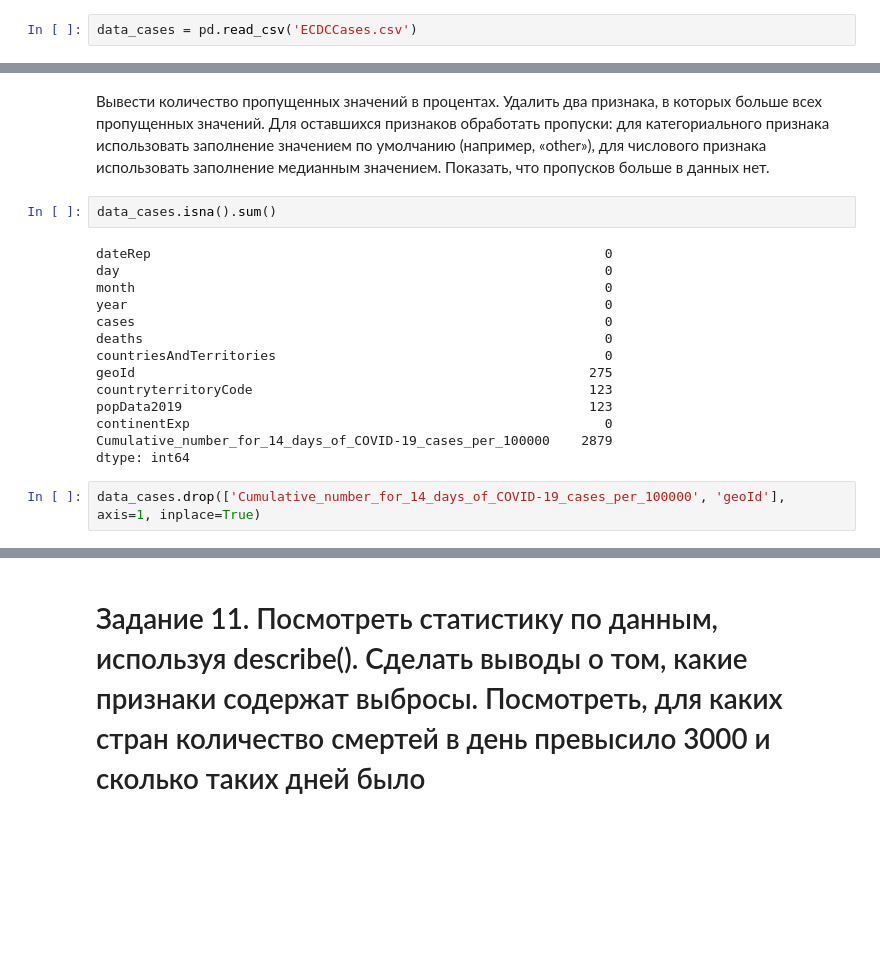
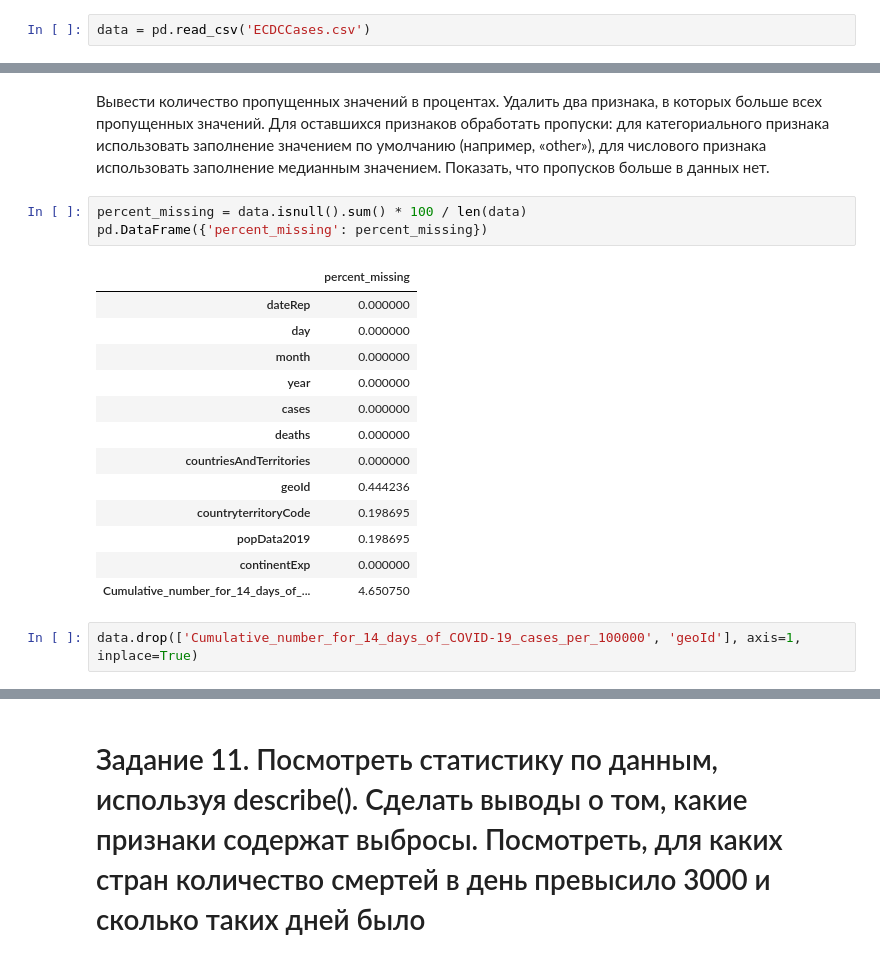
Before and after one commit to temerk1n/volvo-data-big, a Jupyter notebook: pr3/pr3.ipynb, the cells around one changed output, grey strips where cells are left out. Drawn from its saved outputs; the diff is of its cells as text; blank space fills up the shorter version.

```diff
--- a/pr3/pr3.ipynb
+++ b/pr3/pr3.ipynb
@@ -298,27 +298,28 @@ f_2 = sns.jointplot(x=np.random.normal(0, 1, 500), y=data['charges'].sample(500)
 # %% [markdown]
 # Задание 9. Загрузить данные из файла "ECDCCases.csv"
 # %%
-data_cases = pd.read_csv('ECDCCases.csv')
+data = pd.read_csv('ECDCCases.csv')
 # %% [markdown]
 # Задание 10. Проверить в данных наличие пропущенных значений
 # %% [markdown]
 Вывести количество пропущенных значений в процентах. Удалить два признака, в которых больше всех пропущенных значений. Для оставшихся признаков обработать пропуски: для категориального признака использовать заполнение значением по умолчанию (например, «other»), для числового признака использовать заполнение медианным значением. Показать, что пропусков больше в данных нет.
 # %%
-data_cases.isna().sum()
+percent_missing = data.isnull().sum() * 100 / len(data)
+pd.DataFrame({'percent_missing': percent_missing})
 # %% [output]
-dateRep                                                          0
-day                                                              0
-month                                                            0
-year                                                             0
-cases                                                            0
-deaths                                                           0
-countriesAndTerritories                                          0
-geoId                                                          275
-countryterritoryCode                                           123
-popData2019                                                    123
-continentExp                                                     0
-Cumulative_number_for_14_days_of_COVID-19_cases_per_100000    2879
-dtype: int64
+|  | percent_missing |
+| dateRep | 0.000000 |
+| day | 0.000000 |
+| month | 0.000000 |
+| year | 0.000000 |
+| cases | 0.000000 |
+| deaths | 0.000000 |
+| countriesAndTerritories | 0.000000 |
+| geoId | 0.444236 |
+| countryterritoryCode | 0.198695 |
+| popData2019 | 0.198695 |
+| continentExp | 0.000000 |
+| Cumulative_number_for_14_days_of_... | 4.650750 |
 # %%
-data_cases.drop(['Cumulative_number_for_14_days_of_COVID-19_cases_per_100000', 'geoId'], axis=1, inplace=True)
+data.drop(['Cumulative_number_for_14_days_of_COVID-19_cases_per_100000', 'geoId'], axis=1, inplace=True)
 # %%
```
Also changed, not shown: parts of 16 cells of this notebook.
